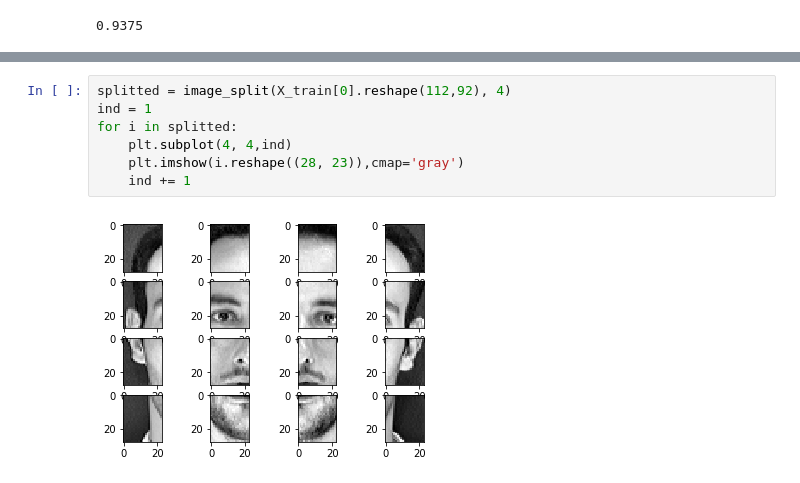
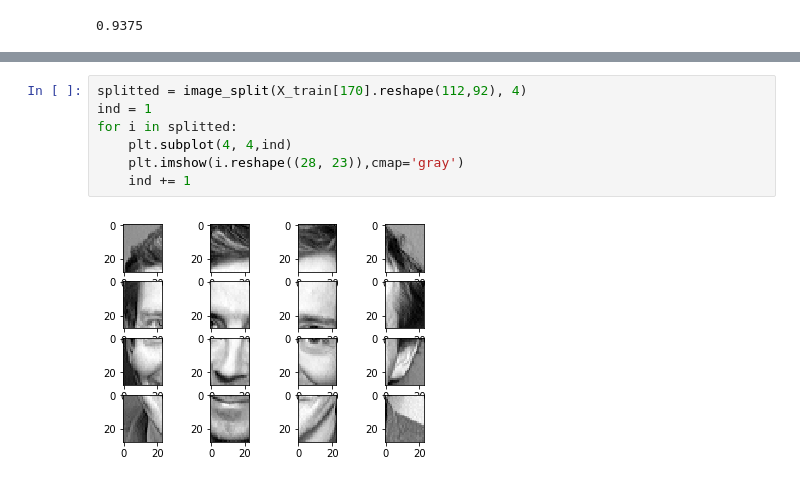
Before and after one commit to ArtemShapiro/Face-Recognition-ORL, a Jupyter notebook: Model.ipynb, the cells around one changed output, grey strips where cells are left out. Saved outputs shown, nothing was run; the diff lists cells and outputs as text.

```diff
--- a/Model.ipynb
+++ b/Model.ipynb
@@ -422,12 +485,12 @@ def apply_LBP(samples, radius, points=57, N=False):
 # %%
-splitted = image_split(X_train[0].reshape(112,92), 4)
+splitted = image_split(X_train[170].reshape(112,92), 4)
 ind = 1
 for i in splitted:
     plt.subplot(4, 4,ind)
     plt.imshow(i.reshape((28, 23)),cmap='gray')
     ind += 1
 # %% [output]
-[figure, old version]
+[figure, new version]
 # %%
 # Apply LBP to dataset
 radius = 1
```
Also changed, not shown: parts of 13 cells of this notebook.
